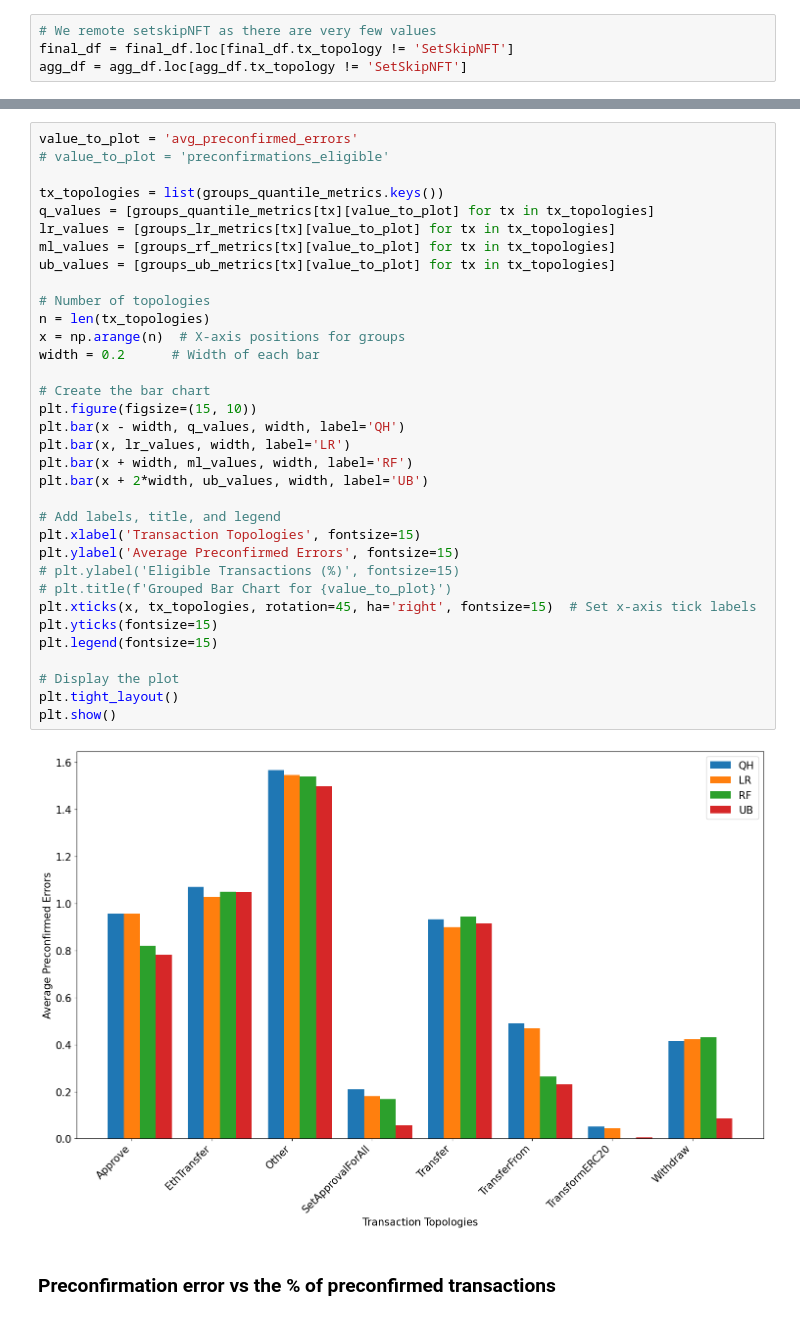
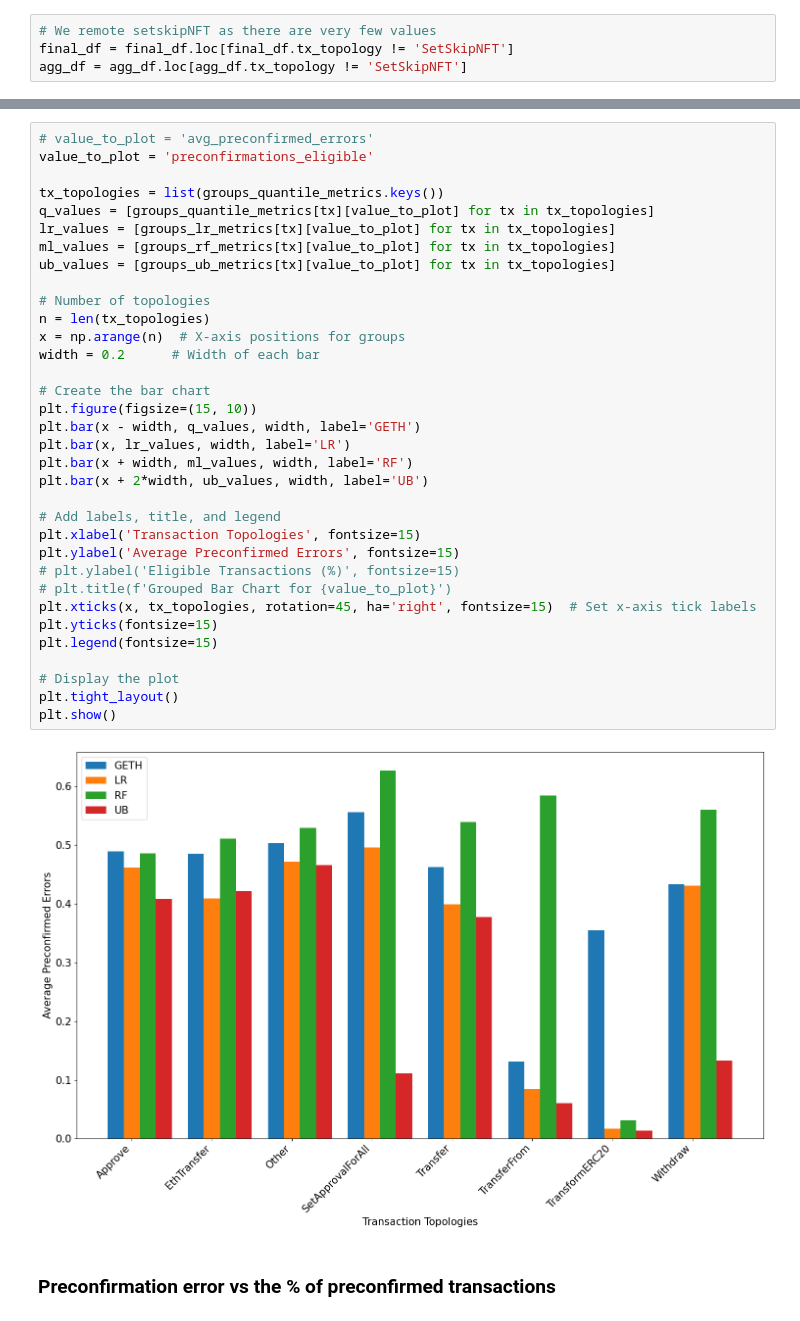
Before and after one commit to benrobaglia/preconfirmations, a Jupyter notebook: preconfirmations.ipynb, the cells around one changed output, grey strips where cells are left out. Cells and saved outputs as stored; diff of their text form.

```diff
--- a/preconfirmations.ipynb
+++ b/preconfirmations.ipynb
@@ -532,39 +625,39 @@ See the caveats in the documentation: https://pandas.pydata.org/pandas-docs/stab
 # %%
-value_to_plot = 'avg_preconfirmed_errors'
-# value_to_plot = 'preconfirmations_eligible'
+# value_to_plot = 'avg_preconfirmed_errors'
+value_to_plot = 'preconfirmations_eligible'
 
 tx_topologies = list(groups_quantile_metrics.keys())
 q_values = [groups_quantile_metrics[tx][value_to_plot] for tx in tx_topologies]
 lr_values = [groups_lr_metrics[tx][value_to_plot] for tx in tx_topologies]
 ml_values = [groups_rf_metrics[tx][value_to_plot] for tx in tx_topologies]
 ub_values = [groups_ub_metrics[tx][value_to_plot] for tx in tx_topologies]
 
 # Number of topologies
 n = len(tx_topologies)
 x = np.arange(n)  # X-axis positions for groups
 width = 0.2      # Width of each bar
 
 # Create the bar chart
 plt.figure(figsize=(15, 10))
-plt.bar(x - width, q_values, width, label='QH')
+plt.bar(x - width, q_values, width, label='GETH')
 plt.bar(x, lr_values, width, label='LR')
 plt.bar(x + width, ml_values, width, label='RF')
 plt.bar(x + 2*width, ub_values, width, label='UB')
 
 # Add labels, title, and legend
 plt.xlabel('Transaction Topologies', fontsize=15)
 plt.ylabel('Average Preconfirmed Errors', fontsize=15)
 # plt.ylabel('Eligible Transactions (%)', fontsize=15)
 # plt.title(f'Grouped Bar Chart for {value_to_plot}')
 plt.xticks(x, tx_topologies, rotation=45, ha='right', fontsize=15)  # Set x-axis tick labels
 plt.yticks(fontsize=15)
 plt.legend(fontsize=15)
 
 # Display the plot
 plt.tight_layout()
 plt.show()
 # %% [output]
-[figure, old version]
+[figure, new version]
 # %% [markdown]
 ### Preconfirmation error vs the % of preconfirmed transactions
 # %%
```
Also changed, not shown: parts of 17 cells of this notebook, 2 other files.
